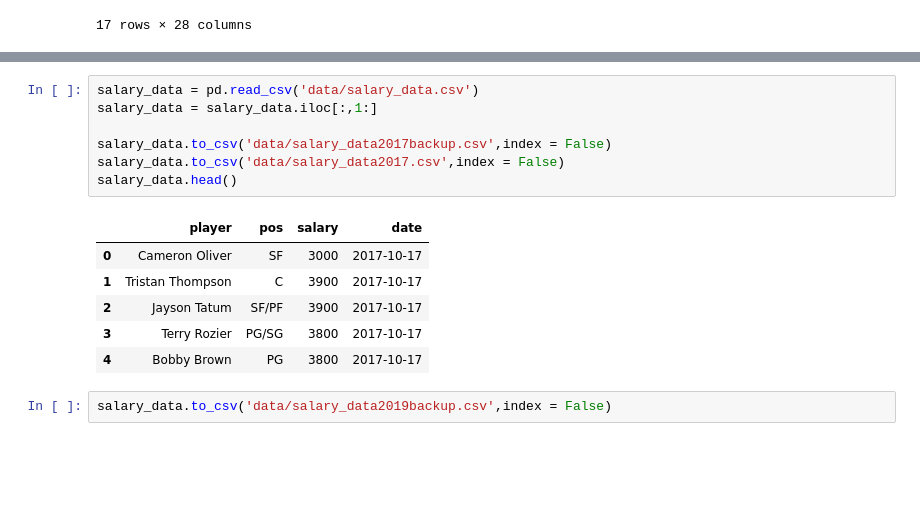
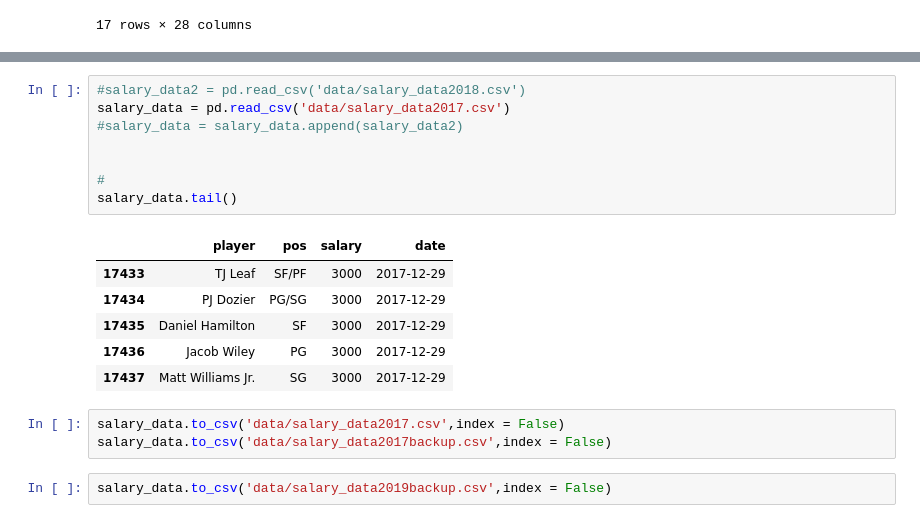
Before and after one commit to shanemulqueen/nba, a Jupyter notebook: Salary_scrape_scratch.ipynb, the cells around one changed output, grey strips where cells are left out. Saved outputs shown, nothing was run; the diff lists cells and outputs as text; blank space fills up the shorter version.

Commit message:
saving after first round of 20 for salary scrape. might have errors

```diff
--- a/Salary_scrape_scratch.ipynb
+++ b/Salary_scrape_scratch.ipynb
@@ -437,19 +437,23 @@ data[data['date']=='2019-05-16'][['name','dk_score','date','points','made_three_
 | 15901 | Andrew Bogut | 2.75 | 2019-05-16 | 0.0 | 0.0 | 0.0 | 0.0 | ... |
 | 15902 | Damian Jones | 1.25 | 2019-05-16 | 0.0 | 0.0 | 0.0 | 0.0 | ... |
 | 15903 | Zach Collins | -1.00 | 2019-05-16 | 0.0 | 0.0 | 0.0 | 0.0 | ... |
+# %%
+#salary_data2 = pd.read_csv('data/salary_data2018.csv')
+salary_data = pd.read_csv('data/salary_data2017.csv')
+#salary_data = salary_data.append(salary_data2)
+
+
+#
+salary_data.tail()
+# %% [output]
+|  | player | pos | salary | date |
+| 17433 | TJ Leaf | SF/PF | 3000 | 2017-12-29 |
+| 17434 | PJ Dozier | PG/SG | 3000 | 2017-12-29 |
+| 17435 | Daniel Hamilton | SF | 3000 | 2017-12-29 |
+| 17436 | Jacob Wiley | PG | 3000 | 2017-12-29 |
+| 17437 | Matt Williams Jr. | SG | 3000 | 2017-12-29 |
 # %%
-salary_data = pd.read_csv('data/salary_data.csv')
-salary_data = salary_data.iloc[:,1:]
-
+salary_data.to_csv('data/salary_data2017.csv',index = False)
 salary_data.to_csv('data/salary_data2017backup.csv',index = False)
-salary_data.to_csv('data/salary_data2017.csv',index = False)
-salary_data.head()
-# %% [output]
-|  | player | pos | salary | date |
-| 0 | Cameron Oliver | SF | 3000 | 2017-10-17 |
-| 1 | Tristan Thompson | C | 3900 | 2017-10-17 |
-| 2 | Jayson Tatum | SF/PF | 3900 | 2017-10-17 |
-| 3 | Terry Rozier | PG/SG | 3800 | 2017-10-17 |
-| 4 | Bobby Brown | PG | 3800 | 2017-10-17 |
 # %%
 salary_data.to_csv('data/salary_data2019backup.csv',index = False)
```
Also changed, not shown: 9 other files.
